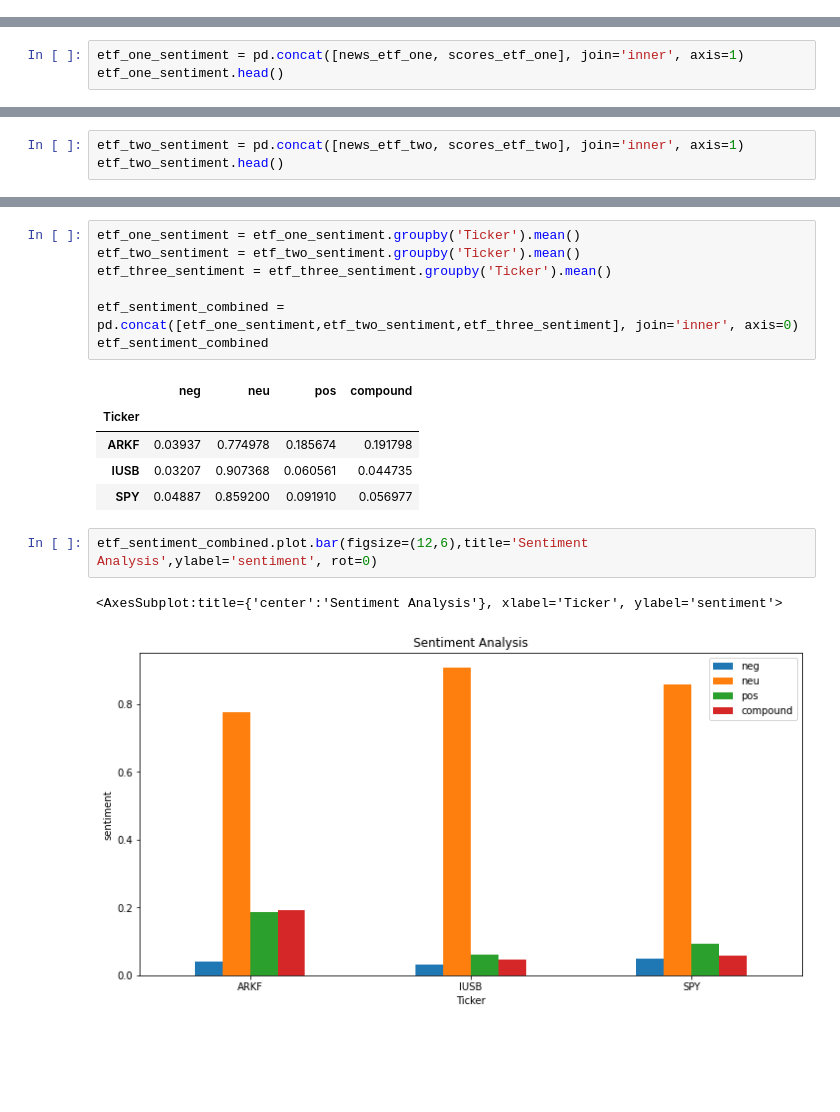
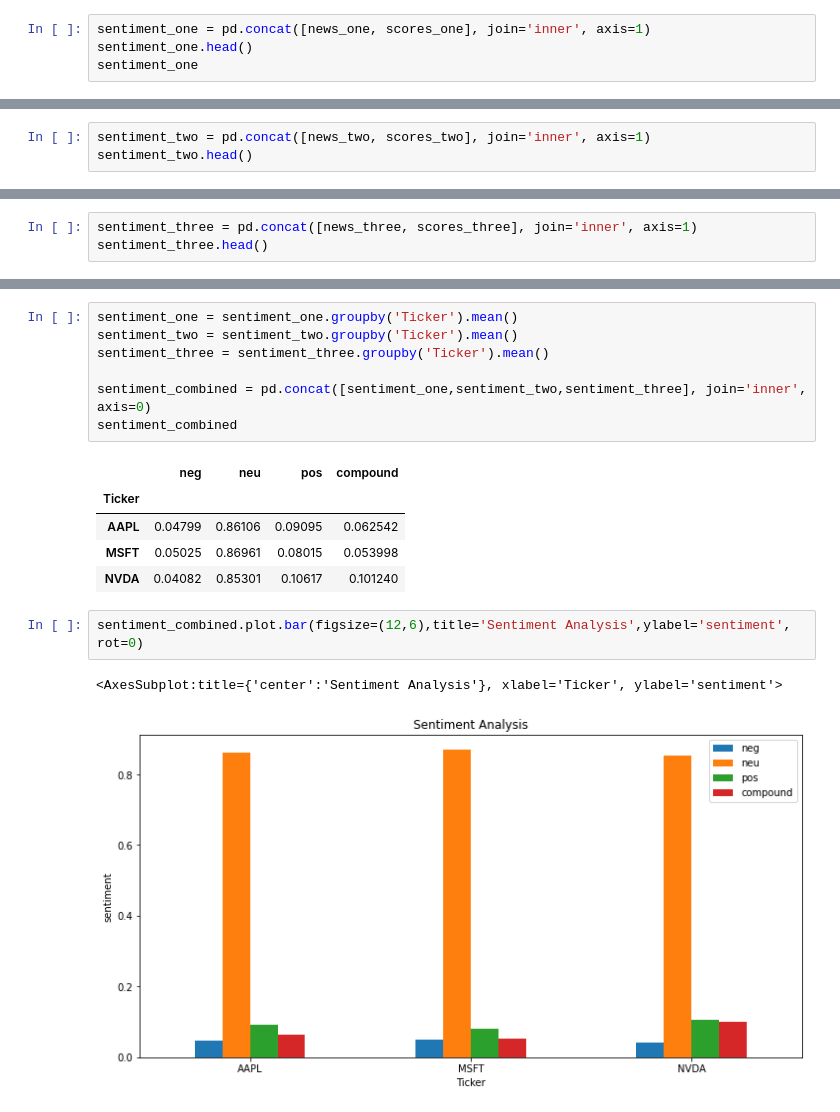
Before and after one commit to dbogatic/finviz-stock-screen, a Jupyter notebook: finviz_sentiment.ipynb, the cells around one changed output, grey strips where cells are left out. Saved outputs shown, nothing was run; the diff lists cells and outputs as text; blank space fills up the shorter version.

```diff
--- a/finviz_sentiment.ipynb
+++ b/finviz_sentiment.ipynb
@@ -103,0 +114,4 @@ scores_etf_three.head()
+# %%
+sentiment_one = pd.concat([news_one, scores_one], join='inner', axis=1)
+sentiment_one.head()
+sentiment_one
@@ -104,5 +132,5 @@ scores_etf_three.head()
 # %%
-etf_one_sentiment = pd.concat([news_etf_one, scores_etf_one], join='inner', axis=1)
-etf_one_sentiment.head()
+sentiment_two = pd.concat([news_two, scores_two], join='inner', axis=1)
+sentiment_two.head()
 # %% [output]
 |  | Date | Title | Link | Ticker | neg | neu | pos | compound |
@@ -114,5 +142,5 @@ etf_one_sentiment.head()
 # %%
-etf_two_sentiment = pd.concat([news_etf_two, scores_etf_two], join='inner', axis=1)
-etf_two_sentiment.head()
+sentiment_three = pd.concat([news_three, scores_three], join='inner', axis=1)
+sentiment_three.head()
 # %% [output]
 |  | Date | Title | Link | Ticker | neg | neu | pos | compound |
@@ -170,18 +188,18 @@ etf_three_sentiment.describe()
 # %%
-etf_one_sentiment = etf_one_sentiment.groupby('Ticker').mean()
-etf_two_sentiment = etf_two_sentiment.groupby('Ticker').mean()
-etf_three_sentiment = etf_three_sentiment.groupby('Ticker').mean()
+sentiment_one = sentiment_one.groupby('Ticker').mean()
+sentiment_two = sentiment_two.groupby('Ticker').mean()
+sentiment_three = sentiment_three.groupby('Ticker').mean()
 
-etf_sentiment_combined = pd.concat([etf_one_sentiment,etf_two_sentiment,etf_three_sentiment], join='inner', axis=0)
-etf_sentiment_combined
+sentiment_combined = pd.concat([sentiment_one,sentiment_two,sentiment_three], join='inner', axis=0)
+sentiment_combined
 # %% [output]
 |  | neg | neu | pos | compound |
 | Ticker |  |  |  |  |
-| ARKF | 0.03937 | 0.774978 | 0.185674 | 0.191798 |
-| IUSB | 0.03207 | 0.907368 | 0.060561 | 0.044735 |
-| SPY | 0.04887 | 0.859200 | 0.091910 | 0.056977 |
+| AAPL | 0.04799 | 0.86106 | 0.09095 | 0.062542 |
+| MSFT | 0.05025 | 0.86961 | 0.08015 | 0.053998 |
+| NVDA | 0.04082 | 0.85301 | 0.10617 | 0.101240 |
 # %%
-etf_sentiment_combined.plot.bar(figsize=(12,6),title='Sentiment Analysis',ylabel='sentiment', rot=0)
+sentiment_combined.plot.bar(figsize=(12,6),title='Sentiment Analysis',ylabel='sentiment', rot=0)
 # %% [output]
 <AxesSubplot:title={'center':'Sentiment Analysis'}, xlabel='Ticker', ylabel='sentiment'>
-[figure, old version]
+[figure, new version]
```
Also changed, not shown: parts of 17 cells of this notebook, 4 other files.
